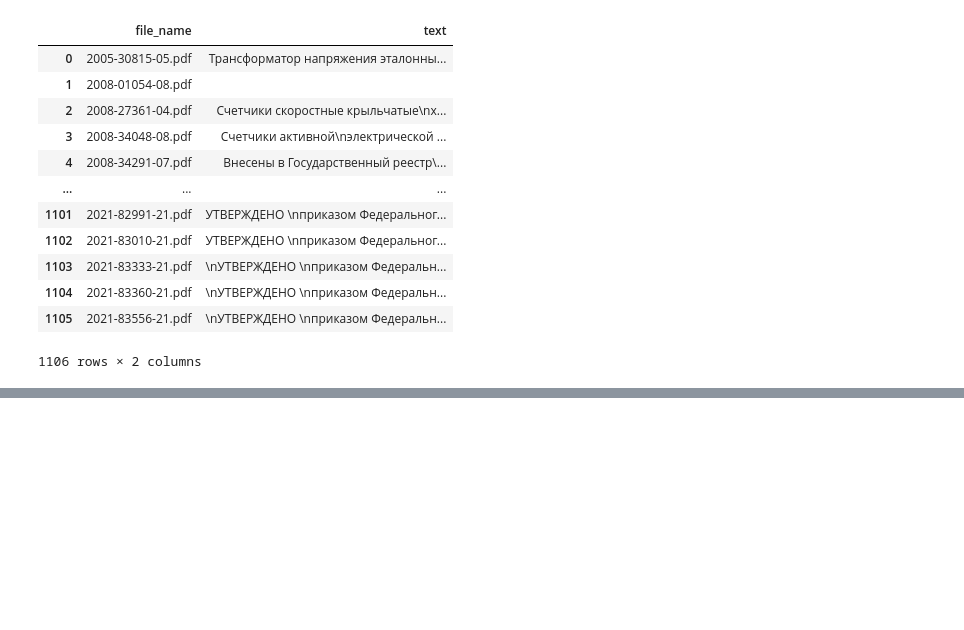
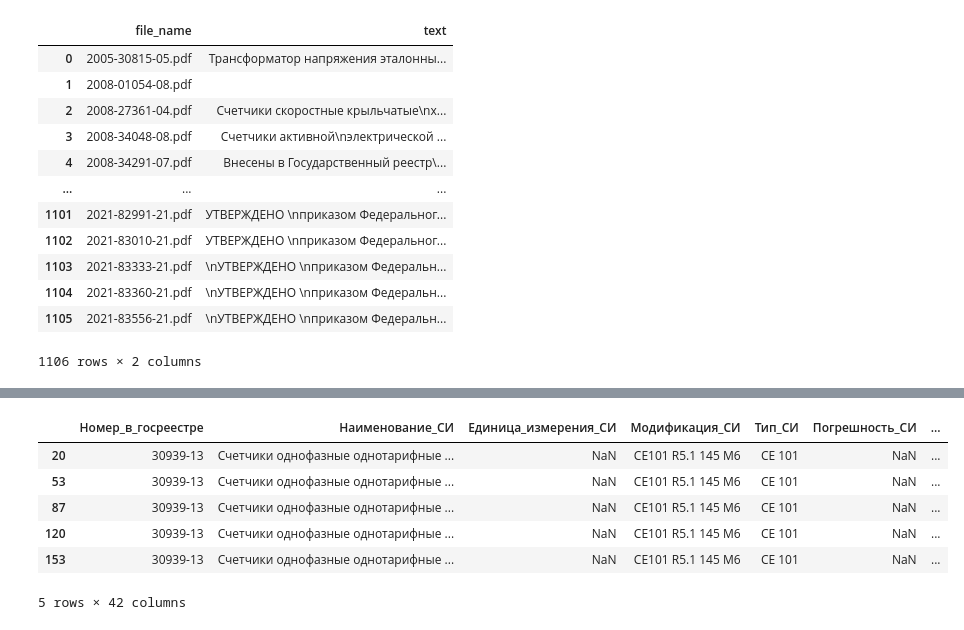
Before and after one commit to pavlik-tikhomirov/measurments_hack, a Jupyter notebook: Система анализа российского рынка средств измерений/experiments.ipynb, the cells around one changed output, grey strips where cells are left out. Drawn from its saved outputs; the diff is of its cells as text; code cells hidden in the pictures; blank space fills up the shorter version.

Commit message:
restart pc, start filling database2, union full data

```diff
--- a/Система анализа российского рынка средств измерений/experiments.ipynb
+++ b/Система анализа российского рынка средств измерений/experiments.ipynb
@@ -223,0 +228,13 @@ pdf_df
+# %%
+answer_df = pd.read_csv('filled_answer.csv', index_col=0)
+data2_path = 'Дата-сет для задачи №2\\'
+file_names = os.listdir('Дата-сет для задачи №1\Разметка')
+data2_full = []
+for csv_file in tqdm(os.listdir(data2_path)):
+    try:
+        tmp_df = pd.read_csv(data2_path+csv_file, sep=';', encoding='windows-1251')
+        data2_full.append(tmp_df[tmp_df['Наименование_файла_с_описанием'].isin(file_names)])
+    except:
+        print(csv_file)
+
+data2_full=pd.concat(data2_full)
@@ -223,0 +257,10 @@ pdf_df
+# %%
+data2_full.head()
+# %% [output]
+|  | Номер_в_госреестре | Наименование_СИ | Единица_измерения_СИ | Модификация_СИ | Тип_СИ | Погрешность_СИ | ... |
+| 20 | 30939-13 | Счетчики однофазные однотарифные ... | NaN | CE101 R5.1 145 M6 | СЕ 101 | NaN | ... |
+| 53 | 30939-13 | Счетчики однофазные однотарифные ... | NaN | CE101 R5.1 145 M6 | СЕ 101 | NaN | ... |
+| 87 | 30939-13 | Счетчики однофазные однотарифные ... | NaN | CE101 R5.1 145 M6 | СЕ 101 | NaN | ... |
+| 120 | 30939-13 | Счетчики однофазные однотарифные ... | NaN | CE101 R5.1 145 M6 | СЕ 101 | NaN | ... |
+| 153 | 30939-13 | Счетчики однофазные однотарифные ... | NaN | CE101 R5.1 145 M6 | СЕ 101 | NaN | ... |
+5 rows × 42 columns
```
Also changed, not shown: parts of 5 cells of this notebook, 4 other files.
